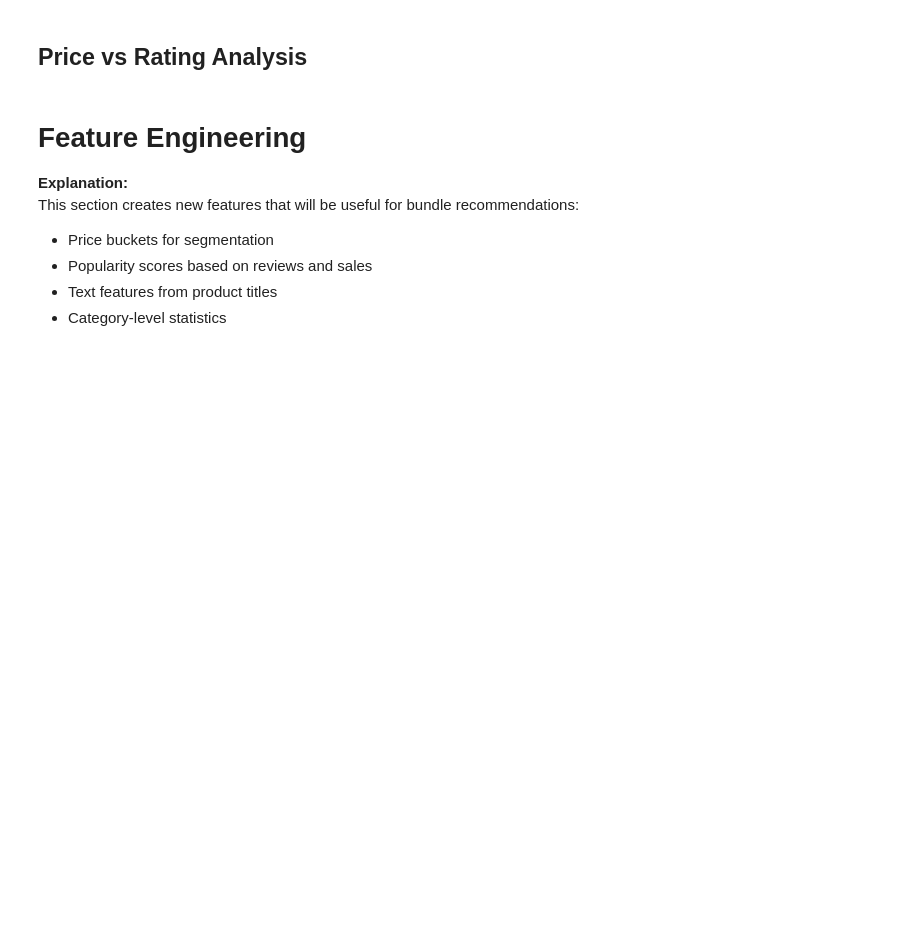
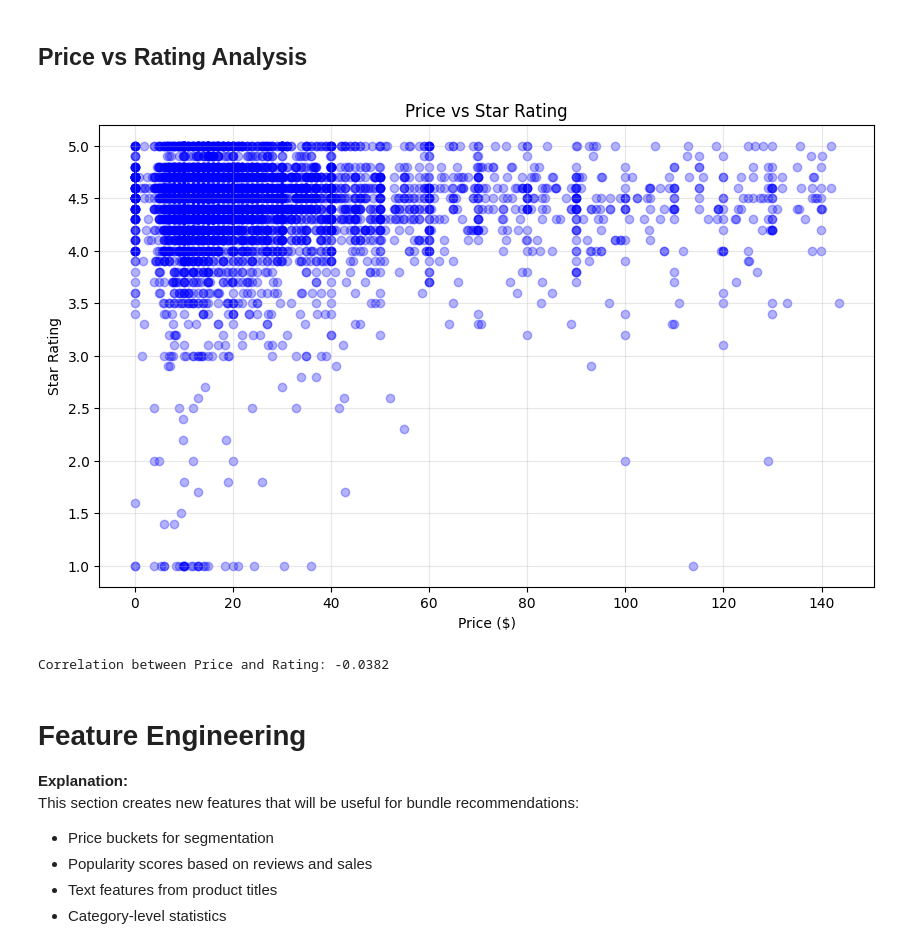
Before and after one commit to amirawael1/MineCart_DM, a Jupyter notebook: notebooks/bundle_recommendation_solution.ipynb, the cells around one changed output. Cells and saved outputs as stored; diff of their text form; code cells hidden in the pictures; blank space fills up the shorter version.

```diff
--- a/notebooks/bundle_recommendation_solution.ipynb
+++ b/notebooks/bundle_recommendation_solution.ipynb
@@ -177,18 +252,21 @@ display(top_selling)
 # %%
 # Price vs Rating scatter plot
 sample_df = df[(df['stars'] > 0) & (df['price'] < df['price'].quantile(0.95))].sample(min(5000, len(df)))
 
 plt.figure(figsize=(10, 6))
-plt.scatter(sample_df['price'], sample_df['stars'], alpha=0.3, c='steelblue')
+plt.scatter(sample_df['price'], sample_df['stars'], alpha=0.3, c='blue', marker='o')
 plt.title('Price vs Star Rating')
 plt.xlabel('Price ($)')
 plt.ylabel('Star Rating')
 plt.grid(True, alpha=0.3)
 plt.show()
 
 # Correlation
 correlation = df[df['stars'] > 0][['price', 'stars']].corr()
 print(f"\nCorrelation between Price and Rating: {correlation.loc['price', 'stars']:.4f}")
+# %% [output]
+[figure, added]
+Correlation between Price and Rating: -0.0382
 # %% [markdown]
 # Feature Engineering
 **Explanation:**
```
Also changed, not shown: parts of 27 cells of this notebook.
